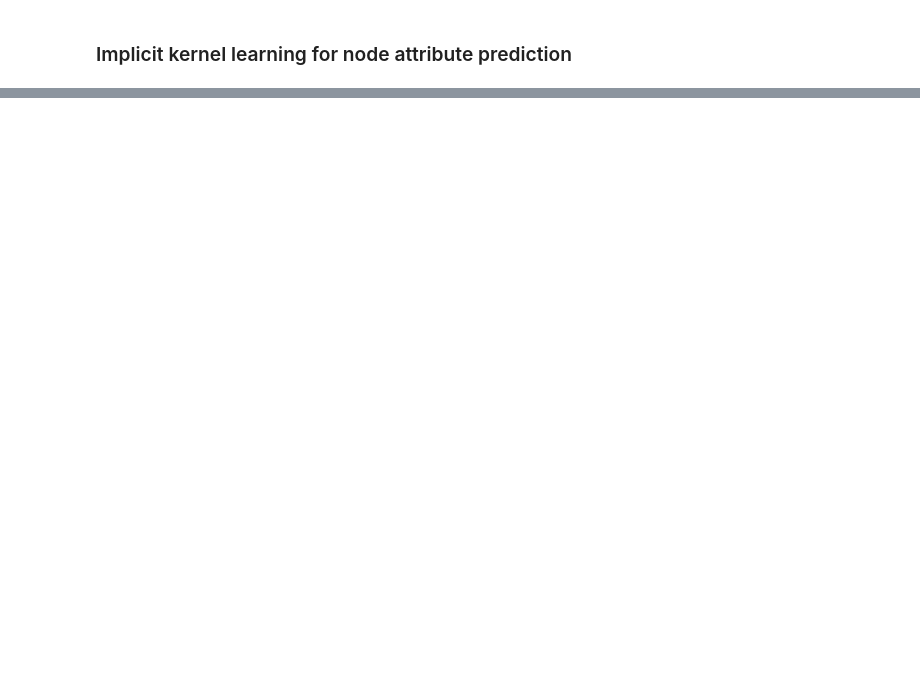
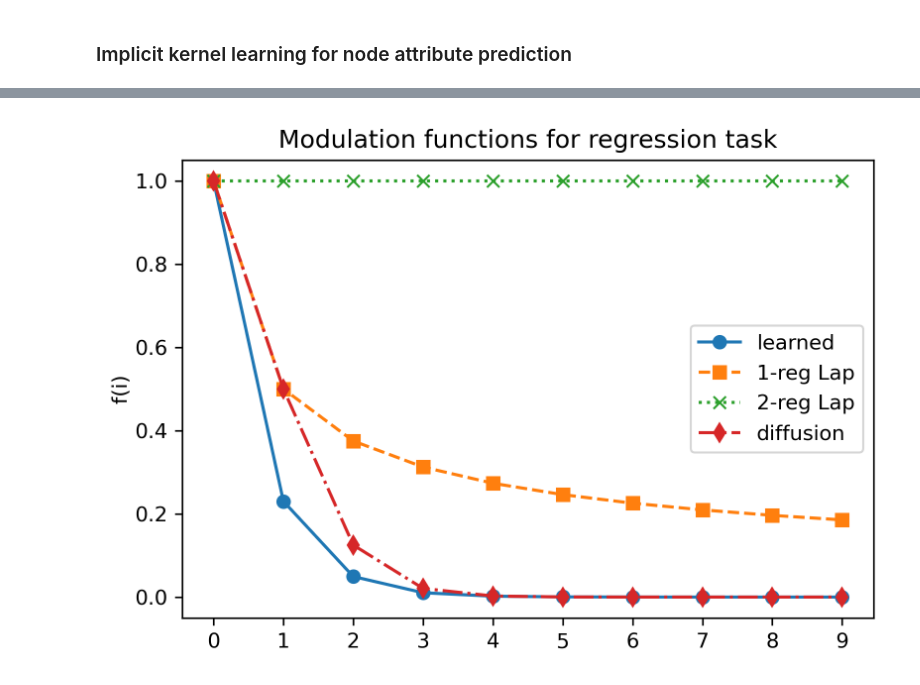
Before and after one commit to ANKer661/g-GRFs-reproduce, a Jupyter notebook: g-GRF.ipynb, the cells around one changed output, grey strips where cells are left out. Drawn from its saved outputs; the diff is of its cells as text; code cells hidden in the pictures; blank space fills up the shorter version.

```diff
--- a/g-GRF.ipynb
+++ b/g-GRF.ipynb
@@ -614,0 +685,19 @@ ValueError: string is not a file: `models/teapot.stl`
+# %%
+phalt = 0.5
+sigma = 0.25  # for popular kernels
+n_walks = 16
+# %%
+# prepare data, random split 5% as target
+np.random.seed(42)
+cylinder = trimesh.load(trimesh_paths[0], force="mesh")
+normals = cylinder.vertex_normals  # type: ignore
+targets = np.random.randint(0, normals.shape[0], size=int(0.05 * normals.shape[0]))
+# knowns = np.setdiff1d(np.arange(normals.shape[0]), targets)
+
+# training on cylinder
+torch.manual_seed(42)
+neural_f = NeuralModulationFunction()
+optimizer = optim.Adam(neural_f.parameters(), lr=0.01)
+num_epochs = 500
+scheduler = optim.lr_scheduler.StepLR(optimizer, step_size=1, gamma=0.99)
+graph = adj_matrices[0]
@@ -614,0 +771,38 @@ ValueError: string is not a file: `models/teapot.stl`
+# %%
+# plot the learned modulation function
+neural_f.eval()
+with torch.no_grad():
+    eval_points = torch.arange(10).unsqueeze(1).float()
+    learned_f_eval = neural_f(eval_points).squeeze().numpy()
+    # normalize
+    learned_f_eval /= learned_f_eval[0]
+
+fig, ax = plt.subplots(1, 1, figsize=(6, 4), dpi=300)
+ax.plot(
+    np.arange(10),
+    learned_f_eval,
+    label="learned",
+    linestyle="solid",
+    marker="o",
+)
+markers = ["s", "x", "d"]
+linestyles = ["dashed", "dotted", "-."]
+colors = ["orange", "green", "red"]
+kernel_idxs = [1, 2, 4]
+kernels = ["1-reg Lap", "2-reg Lap", "diffusion"]
+for i, kernel_idx in enumerate(kernel_idxs):
+    f_eval = [modulation_funcs.functions[kernel_idx](x) for x in range(10)]
+    ax.plot(
+        np.arange(10),
+        f_eval,
+        label=kernels[i],
+        linestyle=linestyles[i],
+        marker=markers[i],
+    )
+ax.set_xticks(np.arange(10))
+ax.set_ylabel("f(i)", labelpad=2, size=10, color="black")
+ax.set_title("Modulation functions for regression task")
+ax.legend(loc="center right")
+plt.show()
+# %% [output]
+[figure, added]
```
Also changed, not shown: parts of 18 cells of this notebook, 1 other file.
